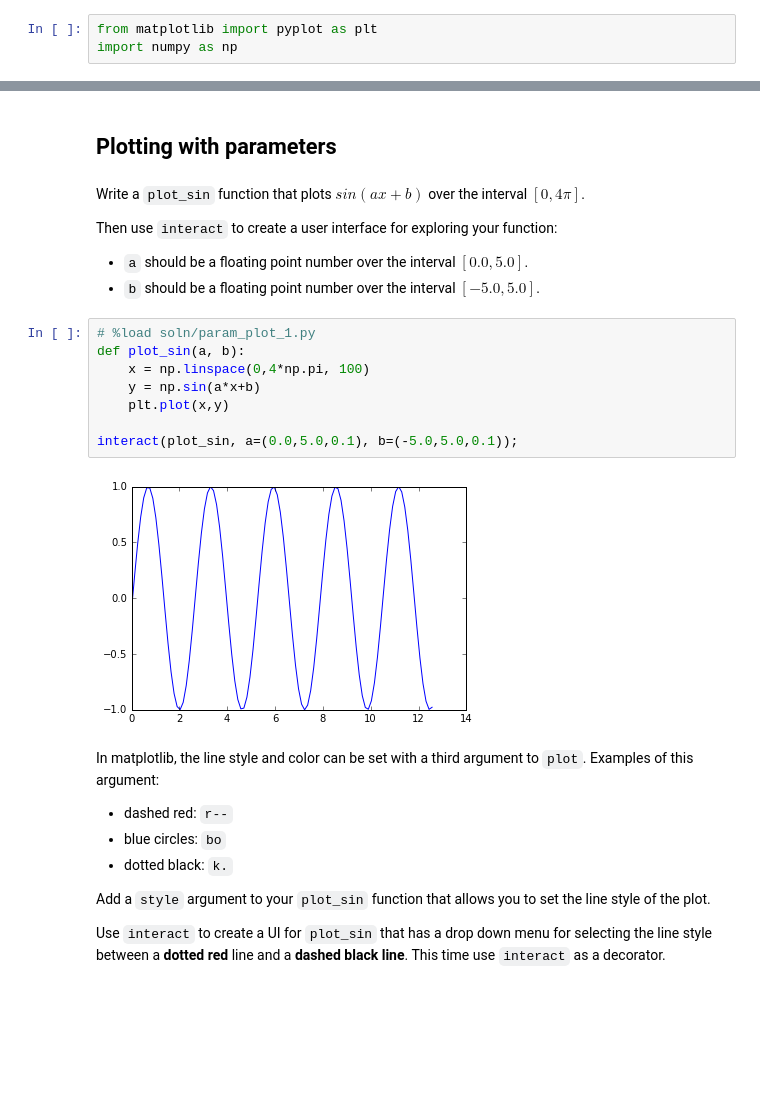
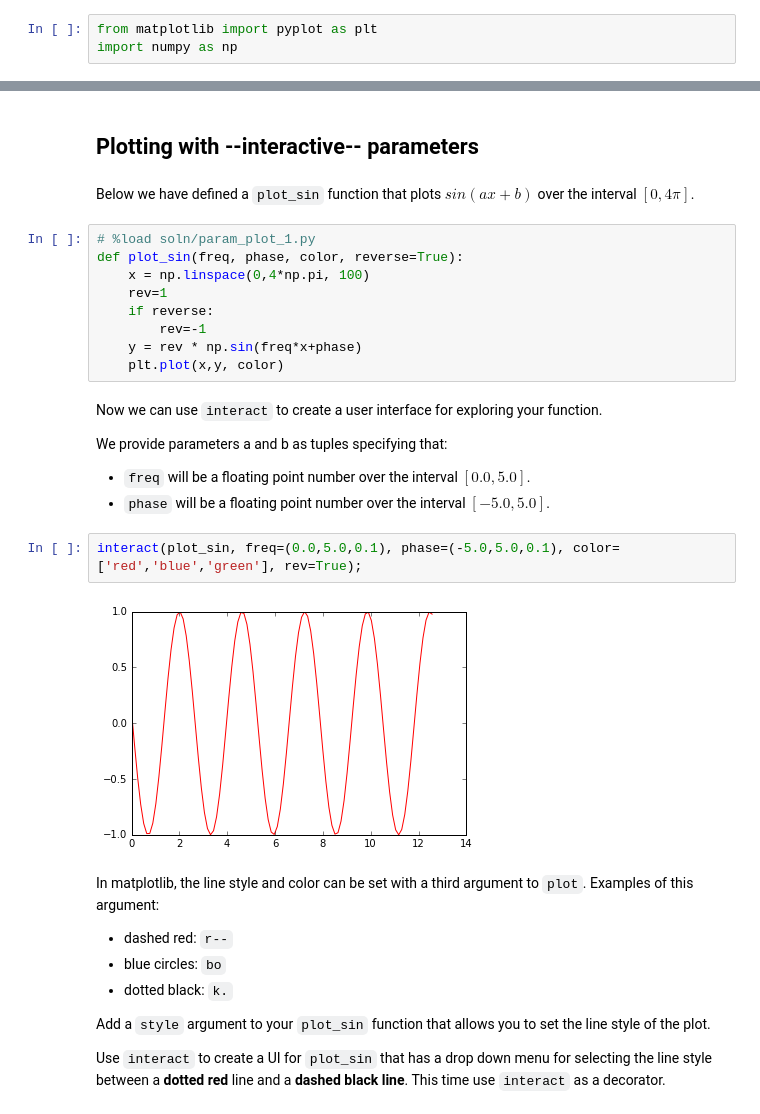
Before and after one commit to mjbright/jupyter-for-everything-else, a Jupyter notebook: Demos/Demo_IPython_Notebook.ipynb, the cells around one changed output, grey strips where cells are left out. Cells and saved outputs as stored; diff of their text form; blank space fills up the shorter version.

```diff
--- a/Demos/Demo_IPython_Notebook.ipynb
+++ b/Demos/Demo_IPython_Notebook.ipynb
@@ -26,22 +122,27 @@ Hixxx
 # %% [markdown]
-## Plotting with parameters
+## Plotting with --interactive-- parameters
+# %% [markdown]
+Below we have defined a `plot_sin` function that plots $sin(ax+b)$ over the interval $[0,4\pi]$.
+# %%
+# %load soln/param_plot_1.py
+def plot_sin(freq, phase, color, reverse=True):
+    x = np.linspace(0,4*np.pi, 100)
+    rev=1
+    if reverse:
+        rev=-1
+    y = rev * np.sin(freq*x+phase)
+    plt.plot(x,y, color)
 # %% [markdown]
-Write a `plot_sin` function that plots $sin(ax+b)$ over the interval $[0,4\pi]$.
+Now we can use `interact` to create a user interface for exploring your function.
 
-Then use `interact` to create a user interface for exploring your function:
+We provide parameters a and b as tuples specifying that:
 
-* `a` should be a floating point number over the interval $[0.0,5.0]$.
-* `b` should be a floating point number over the interval $[-5.0,5.0]$.
+* `freq` will be a floating point number over the interval $[0.0,5.0]$.
+* `phase` will be a floating point number over the interval $[-5.0,5.0]$.
-# %%
-# %load soln/param_plot_1.py
-def plot_sin(a, b):
-    x = np.linspace(0,4*np.pi, 100)
-    y = np.sin(a*x+b)
-    plt.plot(x,y)
-
-interact(plot_sin, a=(0.0,5.0,0.1), b=(-5.0,5.0,0.1));
-# %% [output]
-[figure, removed]
+# %%
+interact(plot_sin, freq=(0.0,5.0,0.1), phase=(-5.0,5.0,0.1), color=['red','blue','green'], rev=True);
+# %% [output]
+[figure, added]
 # %% [markdown]
 In matplotlib, the line style and color can be set with a third argument to `plot`. Examples of this argument:
 
```
Also changed, not shown: parts of 26 cells of this notebook.
